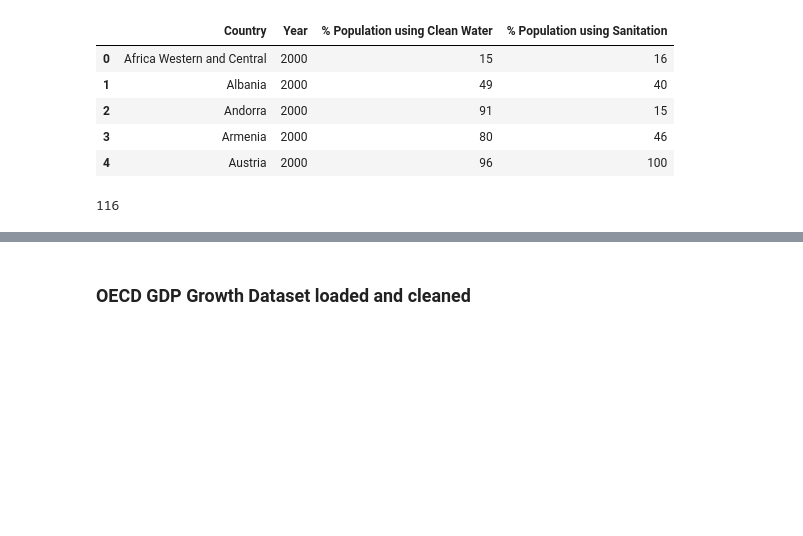
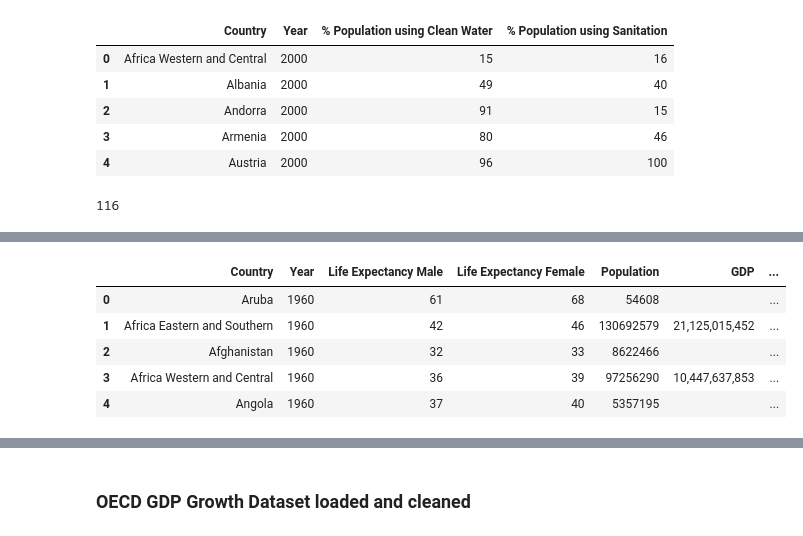
Before and after one commit to JNorthData/Life_Expectancy, a Jupyter notebook: life-expectancy.ipynb, the cells around one changed output, grey strips where cells are left out. Cells and saved outputs as stored; diff of their text form; code cells hidden in the pictures; blank space fills up the shorter version.

Commit message:
cvs data loaded and cleaned

```diff
--- a/life-expectancy.ipynb
+++ b/life-expectancy.ipynb
@@ -162,3 +141,8 @@ Clean_Water_Sanitation_df.head()
 Clean_Water_Sanitation_df['Country'].nunique()
 # %% [output]
 116
+# %%
+merg_dataframe = pd.merge(Life_Exp_df, GDP_df, on=['Country', 'Year'], how='left')
+# Change any NaN values to ""
+merg_dataframe.fillna('', inplace = True)
+merg_dataframe.head()
@@ -164,0 +156,12 @@ Clean_Water_Sanitation_df['Country'].nunique()
+# %%
+merg_dataframe = pd.merge(merg_dataframe, Clean_Water_df, on=['Country', 'Year'], how='left')
+# Change any NaN values to ""
+merg_dataframe.fillna('', inplace = True)
+merg_dataframe.head()
+# %% [output]
+|  | Country | Year | Life Expectancy Male | Life Expectancy Female | Population | GDP | ... |
+| 0 | Aruba | 1960 | 61 | 68 | 54608 |  | ... |
+| 1 | Africa Eastern and Southern | 1960 | 42 | 46 | 130692579 | 21,125,015,452 | ... |
+| 2 | Afghanistan | 1960 | 32 | 33 | 8622466 |  | ... |
+| 3 | Africa Western and Central | 1960 | 36 | 39 | 97256290 | 10,447,637,853 | ... |
+| 4 | Angola | 1960 | 37 | 40 | 5357195 |  | ... |
```
Also changed, not shown: parts of 9 cells of this notebook, 2 other files.
